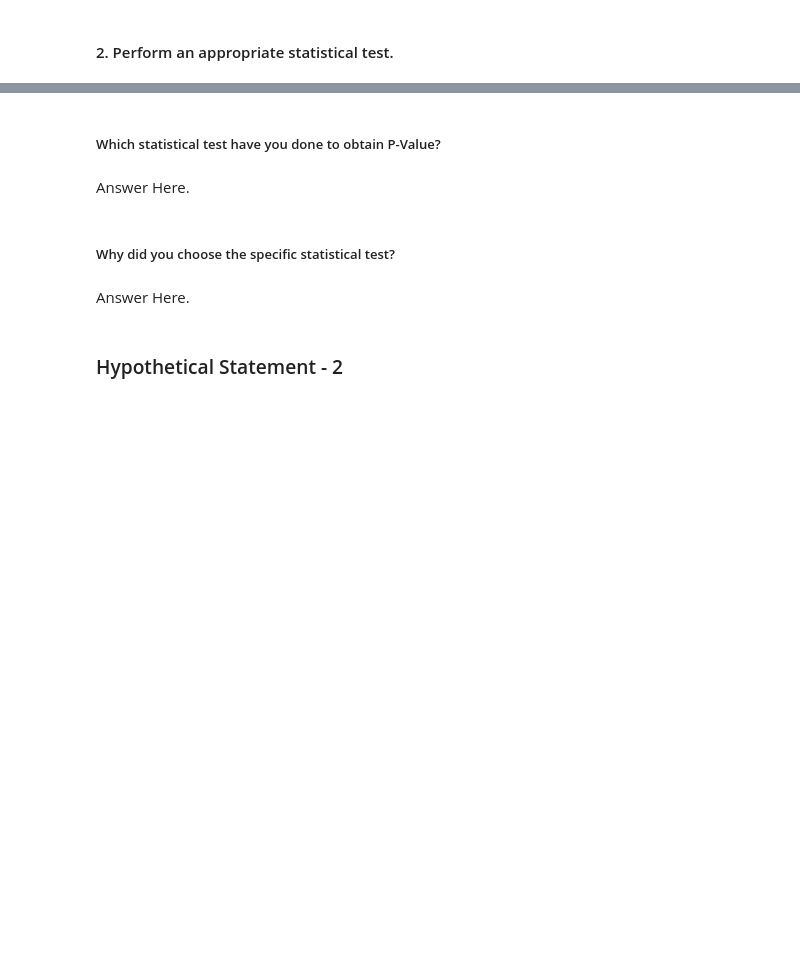
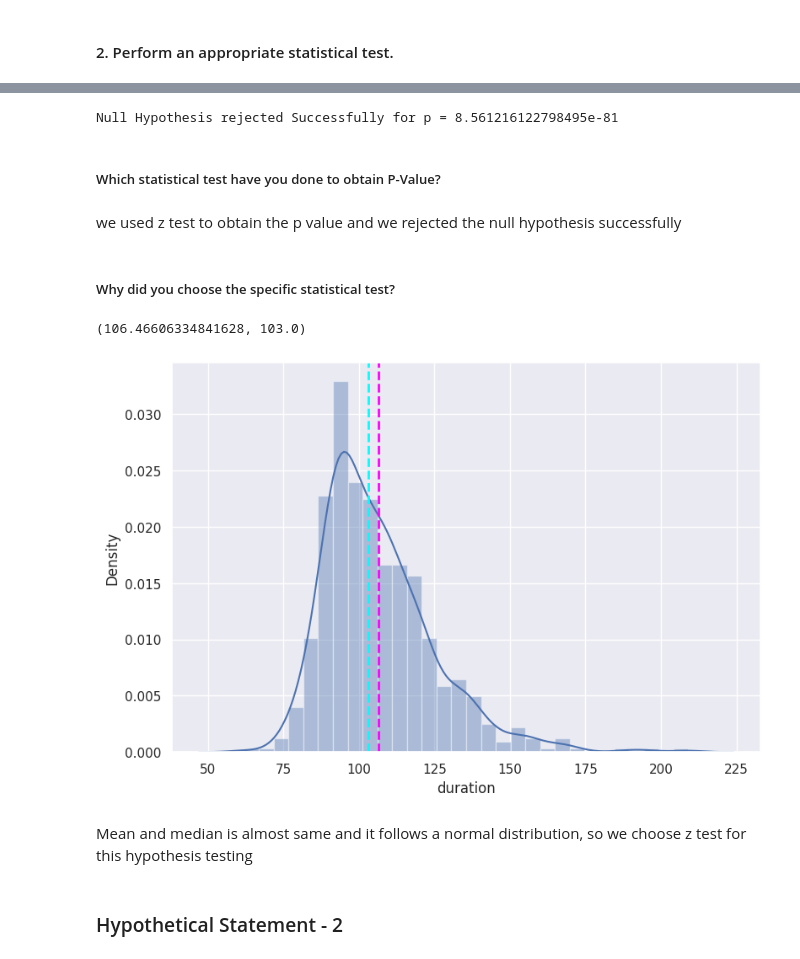
Before and after one commit to albin2122/Netflix-Movies-And-TV-Shows-Clustering, a Jupyter notebook: Netflix_Movies_And_TV_Shows_Clustering.ipynb, the cells around one changed output, grey strips where cells are left out. Cells and saved outputs as stored; diff of their text form; code cells hidden in the pictures; blank space fills up the shorter version.

```diff
--- a/Netflix_Movies_And_TV_Shows_Clustering.ipynb
+++ b/Netflix_Movies_And_TV_Shows_Clustering.ipynb
@@ -809,11 +860,46 @@ Answer Here.
+# %%
+# Perform Statistical Test to obtain P-Value
+
+df_1=movie_df[movie_df['rating']=='R']
+df_1["duration"]=df_1["duration"].str.extract('(\d+)').astype('int')
+# Getting the required parameter values for hypothesis testing
+hypothesis_number = 120
+sample_mean = df_1["duration"].mean()
+size = len(df_1)
+std=(variance(df_1["duration"])**0.5)
+# %%
+# Getting Z value
+z = findz.mean(hypothesis_number,sample_mean,size,std)
+# Getting P - Value
+p = p_value(z=z,tailed='l',t="false",hypothesis_number=hypothesis_number,df=df_1,col="duration")
+# Getting Conclusion
+print(conclusion(p))
+# %% [output]
+Null Hypothesis rejected Successfully for p = 8.561216122798495e-81
 # %% [markdown]
 ##### Which statistical test have you done to obtain P-Value?
-# %% [markdown]
-Answer Here.
+# %% [markdown]
+we used z test to obtain the p value and we rejected the null hypothesis successfully
 # %% [markdown]
 ##### Why did you choose the specific statistical test?
-# %% [markdown]
-Answer Here.
+# %%
+mean_f=df_1["duration"].mean()
+median_f=df_1["duration"].median()
+mean_f,median_f
+# %% [output]
+(106.46606334841628, 103.0)
+# %%
+fig=plt.figure(figsize=(9,6))
+ax=fig.gca()
+feature= (df_1["duration"])
+sns.distplot(df_1["duration"])
+ax.axvline(feature.mean(),color='magenta', linestyle='dashed', linewidth=2)
+ax.axvline(feature.median(),color='cyan', linestyle='dashed', linewidth=2)
+plt.show()
+# %% [output]
+[figure, added]
+# %% [markdown]
+Mean and median is almost same and it follows a normal distribution, so we choose z test for this hypothesis testing
 # %% [markdown]
 ### Hypothetical Statement - 2
 # %% [markdown]
```
Also changed, not shown: parts of 77 cells of this notebook.
